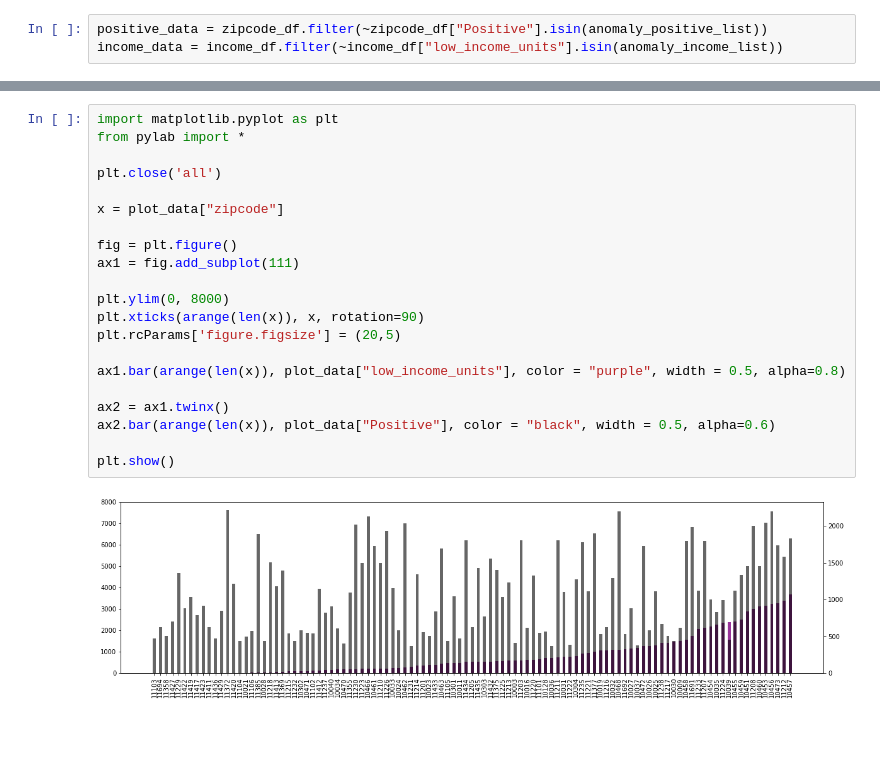
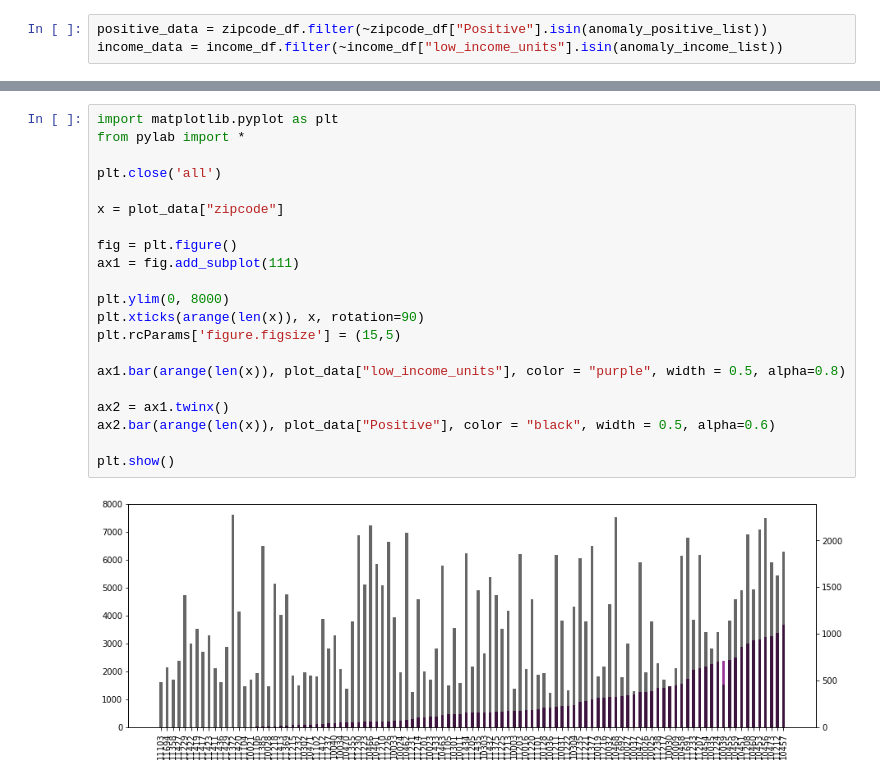
Before and after one commit to ArcZz/Nyc_Cov19_project, a Jupyter notebook: income_positive.ipynb, the cells around one changed output, grey strips where cells are left out. Cells and saved outputs as stored; diff of their text form; blank space fills up the shorter version.

```diff
--- a/income_positive.ipynb
+++ b/income_positive.ipynb
@@ -219,26 +219,26 @@ plot_data.head(10)
 # %%
 import matplotlib.pyplot as plt
 from pylab import *
 
 plt.close('all')
 
 x = plot_data["zipcode"]
 
 fig = plt.figure()
 ax1 = fig.add_subplot(111)
 
 plt.ylim(0, 8000)
 plt.xticks(arange(len(x)), x, rotation=90)
-plt.rcParams['figure.figsize'] = (20,5)
+plt.rcParams['figure.figsize'] = (15,5)
 
 ax1.bar(arange(len(x)), plot_data["low_income_units"], color = "purple", width = 0.5, alpha=0.8)
 
 ax2 = ax1.twinx()
 ax2.bar(arange(len(x)), plot_data["Positive"], color = "black", width = 0.5, alpha=0.6)
 
 plt.show()
 # %% [output]
-[figure, old version]
+[figure, new version]
 # %%
 plt.close('all')
 
```
Also changed, not shown: parts of 9 cells of this notebook, 1 other file.
